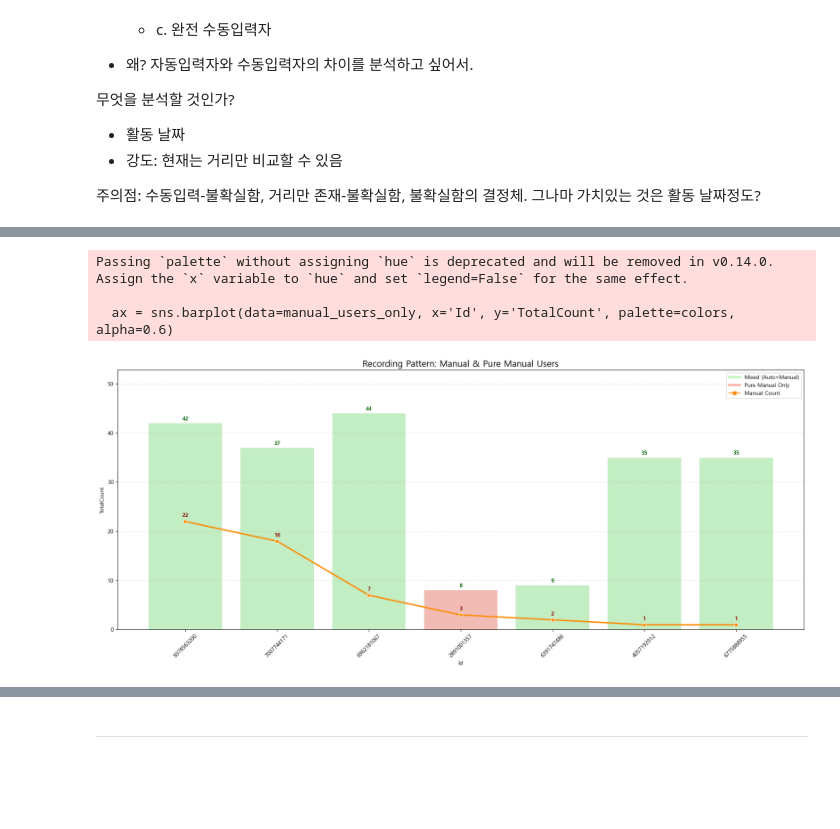
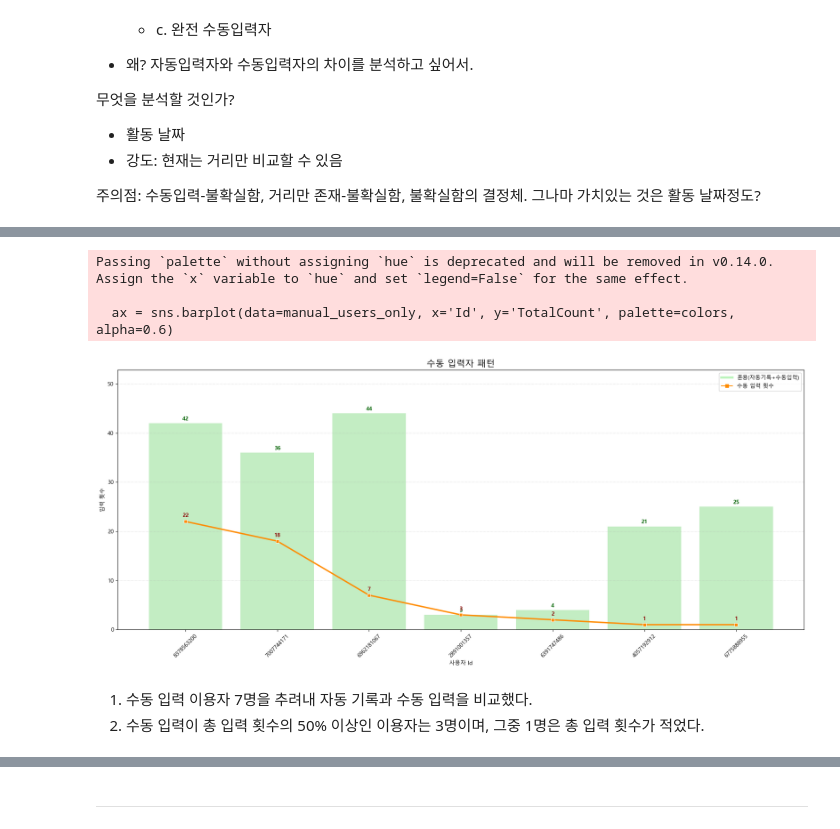
Before and after one commit to jeesy95-creator/sparta_15, a Jupyter notebook: notebooks/LeeCR.ipynb, the cells around one changed output, grey strips where cells are left out. Saved outputs shown, nothing was run; the diff lists cells and outputs as text; code cells hidden in the pictures; blank space fills up the shorter version.

```diff
--- a/notebooks/LeeCR.ipynb
+++ b/notebooks/LeeCR.ipynb
@@ -117,14 +117,14 @@ Monday       188
 Name: count, dtype: int64
 # %%
 # 미착용일 조건 정의
-# non_wear_cond = (
-#    (act["TotalSteps"] == 0) &
-#    (act["TotalDistance"] == 0) &
-#    (act["SedentaryMinutes"] >= 1380)   # 하루 23시간 이상 앉아있음
-# )
+non_wear_cond = (
+   (act["TotalSteps"] == 0) &
+   (act["TotalDistance"] == 0) &
+   (act["SedentaryMinutes"] >= 1380)   # 하루 23시간 이상 앉아있음
+)
 
 # 미착용일 제외
-# act1 = act.loc[~non_wear_cond].copy()
+act = act.loc[~non_wear_cond].copy()
 # %%
 # 마일을 킬로미터로 변환
 MILE_TO_KM = 1.60934
@@ -242,67 +246,73 @@ Passing `palette` without assigning `hue` is deprecated and will be removed in v
 # %%
+from matplotlib.lines import Line2D
+
 # 1. 데이터 집계
 # (1) 총 기록 횟수 (Id별 전체 행 수)
 total_counts = act.groupby('Id').size().reset_index(name='TotalCount')
 
-# (2) 수동 입력 횟수
+# (2) 수동 입력 횟수 (거리 > 0인 경우만)
+# 주의: 거리가 0인 수동 입력(예: 웨이트)은 제외되므로,
+# '완전 수동 사용자'라도 막대(전체)와 선(거리>0)의 높이가 다를 수 있습니다.
 manual_counts = act[act['LoggedActivitiesDistance_km'] > 0].groupby('Id').size().reset_index(name='ManualCount')
 
 # (3) 자동 기록 총합 (완전 수동 입력자를 찾아내기 위함)
 tracker_sums = act.groupby('Id')['TrackerDistance_km'].sum().reset_index(name='TotalTrackerDist')
 
 # 2. 데이터 병합
-# 모든 수동 입력 기록이 있는 사람을 기준으로 합칩니다.
 manual_users_only = pd.merge(manual_counts, total_counts, on='Id', how='inner')
 manual_users_only = pd.merge(manual_users_only, tracker_sums, on='Id', how='left')
 
 # [추가] 완전 수동 입력자 여부 판별
-# 자동 기록 거리(TrackerDistance)의 합이 0이면 '완전 수동'입니다.
 manual_users_only['IsPureManual'] = manual_users_only['TotalTrackerDist'] == 0
 
 # 시각화 준비 (정렬)
 manual_users_only['Id'] = manual_users_only['Id'].astype(str)
 manual_users_only = manual_users_only.sort_values('ManualCount', ascending=False)
 
+# --- [누락된 부분 추가] 색상 리스트 정의 ---
+colors = ['lightgreen'] * len(manual_users_only)
+
 # 3. 그래프 그리기
 plt.figure(figsize=(18, 8))
 
-# (A) 막대 그래프: ax 객체에 담기
+# (A) 막대 그래프
 ax = sns.barplot(data=manual_users_only, x='Id', y='TotalCount', palette=colors, alpha=0.6)
 
 # (B) 선 그래프
 sns.lineplot(data=manual_users_only, x='Id', y='ManualCount', color='darkorange', marker='s', linewidth=2.5, label='Manual Entry Frequency')
 
 # --- [핵심 수정 1] Y축 범위 자동 설정 ---
-# 하드코딩(55) 대신, 데이터의 최댓값을 찾아 여유 공간(1.2배)을 줍니다.
+# 데이터 최댓값 기준 1.2배 확보
 max_val = manual_users_only['TotalCount'].max()
 plt.ylim(0, max_val * 1.2)
 
-# --- [핵심 수정 2] 막대 그래프 값 레이블 (안전한 방식) ---
-# ax.containers를 순회하며 자동으로 라벨을 붙입니다.
+# --- [핵심 수정 2] 막대 그래프 값 레이블 ---
 for container in ax.containers:
     ax.bar_label(container, fmt='%d', padding=3, color='darkgreen', weight='bold')
 
 # --- [선 그래프 값 레이블] ---
-# 선 그래프는 bar_label이 적용되지 않으므로 기존 방식을 유지하되,
-# 위치(y)를 고정값(+1.5) 대신 데이터 크기에 비례하게 조정하면 더 자연스럽습니다.
+# 위치를 데이터 크기에 비례하여 조정 (max_val * 0.02)
 for i, val in enumerate(manual_users_only['ManualCount']):
     ax.text(i, val + (max_val * 0.02), int(val), ha='center', color='darkred', weight='bold')
 
 # 4. 그래프 꾸미기
-plt.title('Recording Pattern: Manual & Pure Manual Users', fontsize=16)
+plt.title('수동 입력자 패턴', fontsize=16)
 
 # 범례 설정
-legend_elements = [Line2D([0], [0], color='lightgreen', lw=4, label='Mixed (Auto+Manual)', alpha=0.6),
-                   Line2D([0], [0], color='salmon', lw=4, label='Pure Manual Only', alpha=0.6),
-                   Line2D([0], [0], color='darkorange', marker='s', label='Manual Count')]
+legend_elements = [Line2D([0], [0], color='lightgreen', lw=4, label='혼용(자동기록+수동입력)', alpha=0.6),
+                   Line2D([0], [0], color='darkorange', marker='s', label='수동 입력 횟수')]
 plt.legend(handles=legend_elements)
-
+plt.xlabel('사용자 Id')
+plt.ylabel('입력 횟수')
 plt.xticks(rotation=45)
 plt.grid(axis='y', linestyle=':', alpha=0.6)
 plt.tight_layout()
 plt.show()
 # %% [output]
 Passing `palette` without assigning `hue` is deprecated and will be removed in v0.14.0. Assign the `x` variable to `hue` and set `legend=False` for the same effect.
 
   ax = sns.barplot(data=manual_users_only, x='Id', y='TotalCount', palette=colors, alpha=0.6)
-[figure, old version]
+[figure, new version]
+# %% [markdown]
+1. 수동 입력 이용자 7명을 추려내 자동 기록과 수동 입력을 비교했다.
+2. 수동 입력이 총 입력 횟수의 50% 이상인 이용자는 3명이며, 그중 1명은 총 입력 횟수가 적었다.
```
Also changed, not shown: parts of 12 cells of this notebook, 2 other files.
